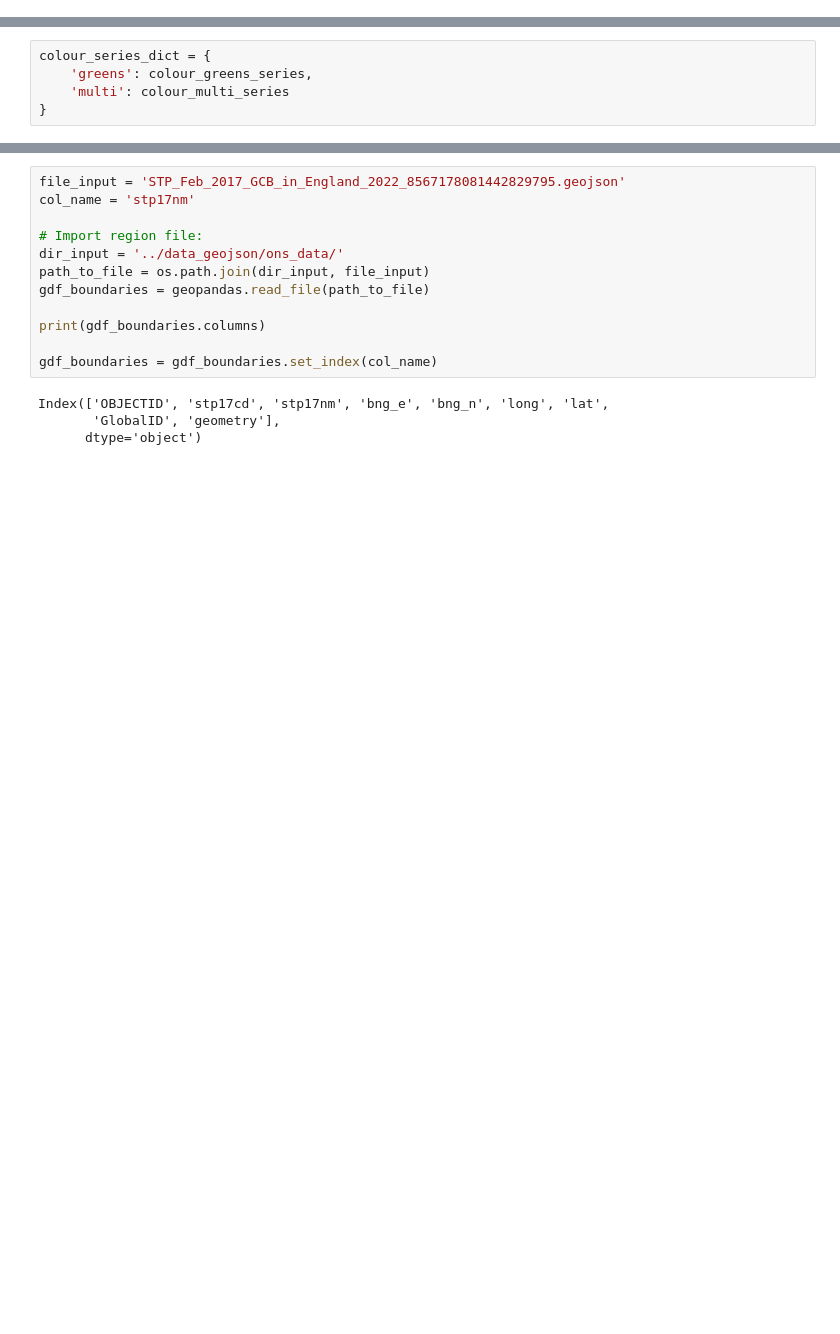
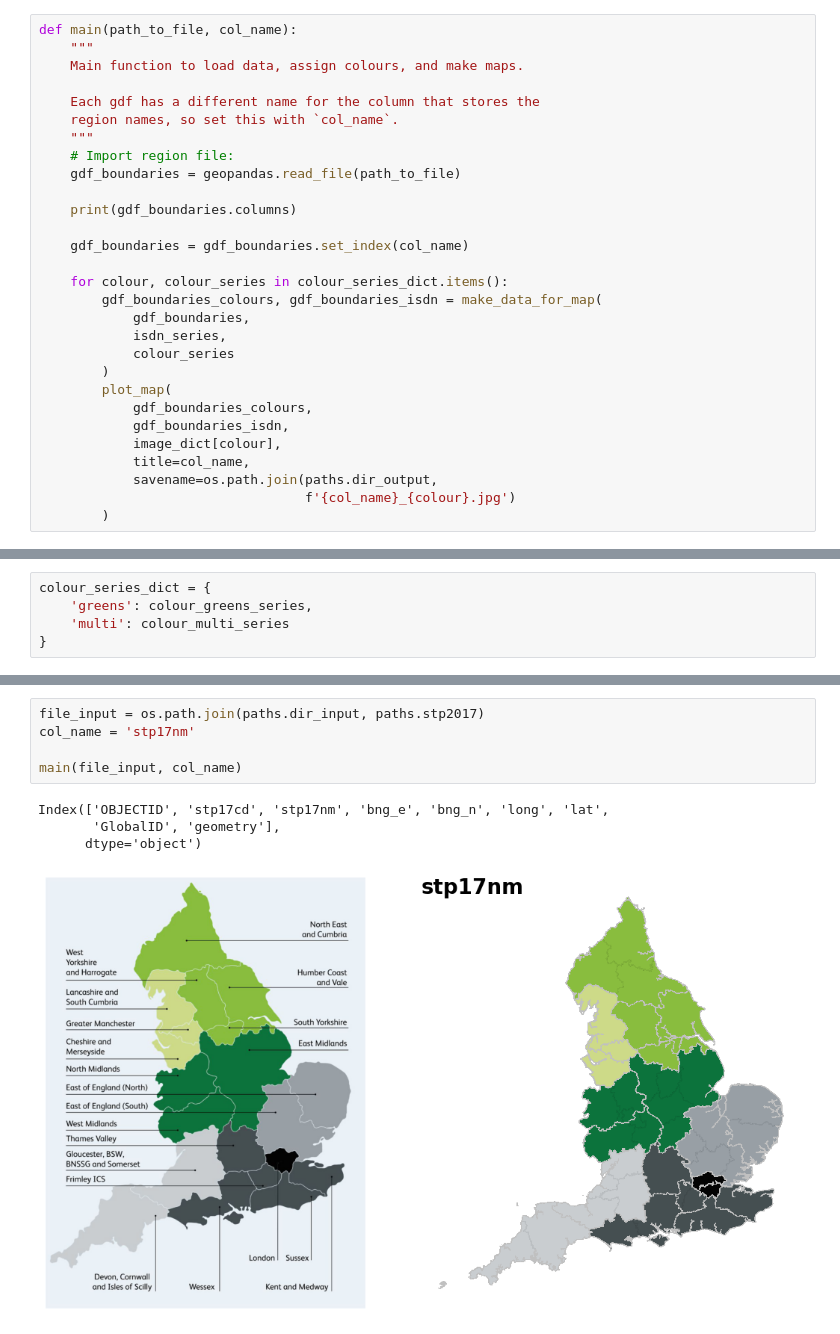
Before and after one commit to samuel-book/geography_data, a Jupyter notebook: docs/01b_isdn_match.ipynb, the cells around one changed output, grey strips where cells are left out. Saved outputs shown, nothing was run; the diff lists cells and outputs as text; blank space fills up the shorter version.

Commit message:
:broom: Big tidy of ISDN map recreation notebook

```diff
--- a/docs/01b_isdn_match.ipynb
+++ b/docs/01b_isdn_match.ipynb
@@ -105,0 +78,29 @@ From green map:
+# %%
+def main(path_to_file, col_name):
+    """
+    Main function to load data, assign colours, and make maps.
+
+    Each gdf has a different name for the column that stores the
+    region names, so set this with `col_name`.
+    """
+    # Import region file:
+    gdf_boundaries = geopandas.read_file(path_to_file)
+
+    print(gdf_boundaries.columns)
+
+    gdf_boundaries = gdf_boundaries.set_index(col_name)
+
+    for colour, colour_series in colour_series_dict.items():
+        gdf_boundaries_colours, gdf_boundaries_isdn = make_data_for_map(
+            gdf_boundaries,
+            isdn_series,
+            colour_series
+        )
+        plot_map(
+            gdf_boundaries_colours,
+            gdf_boundaries_isdn,
+            image_dict[colour],
+            title=col_name,
+            savename=os.path.join(paths.dir_output,
+                                  f'{col_name}_{colour}.jpg')
+        )
@@ -210,16 +393,10 @@ def plot_map(gdf_boundaries, gdf_boundaries_isdn, savename=''):
 # %%
-file_input = 'STP_Feb_2017_GCB_in_England_2022_8567178081442829795.geojson'
+file_input = os.path.join(paths.dir_input, paths.stp2017)
 col_name = 'stp17nm'
 
-# Import region file:
-dir_input = '../data_geojson/ons_data/'
-path_to_file = os.path.join(dir_input, file_input)
-gdf_boundaries = geopandas.read_file(path_to_file)
-
-print(gdf_boundaries.columns)
-
-gdf_boundaries = gdf_boundaries.set_index(col_name)
+main(file_input, col_name)
 # %% [output]
 Index(['OBJECTID', 'stp17cd', 'stp17nm', 'bng_e', 'bng_n', 'long', 'lat',
        'GlobalID', 'geometry'],
       dtype='object')
+[figure, added]
```
Also changed, not shown: parts of 60 cells of this notebook, 17 other files.
